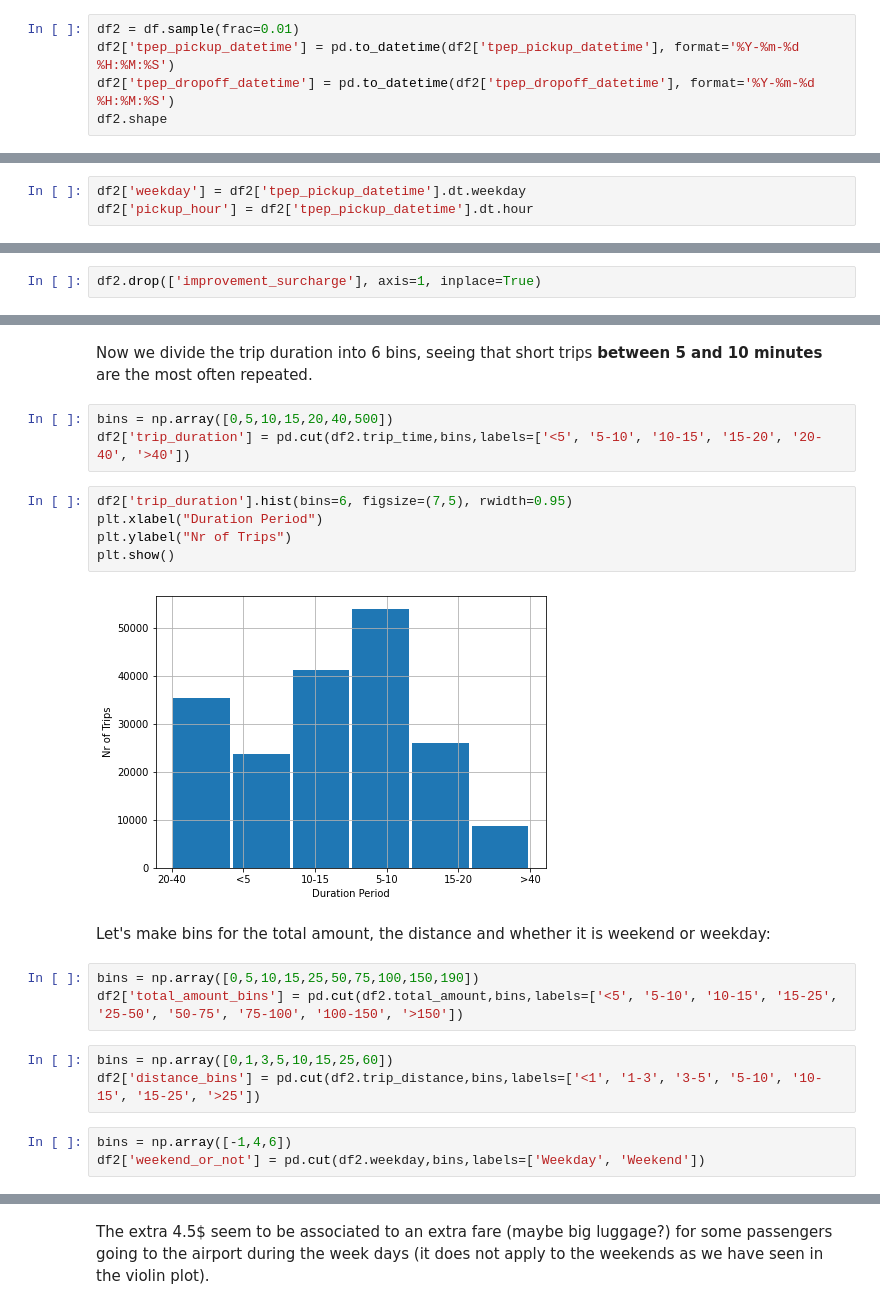
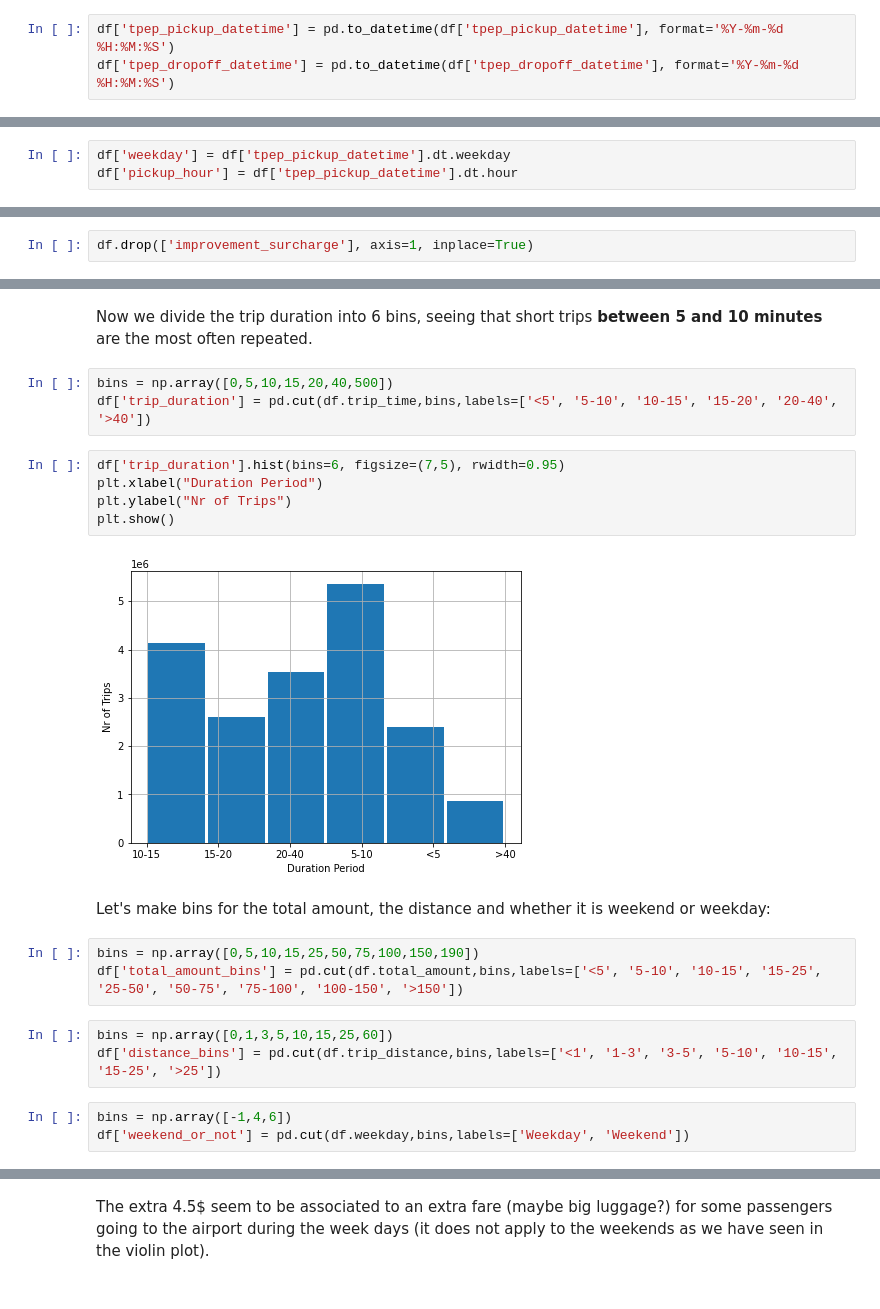
Before and after one commit to rcruzgar/taxi_tips, a Jupyter notebook: Data_Summary.ipynb, the cells around one changed output, grey strips where cells are left out. Saved outputs shown, nothing was run; the diff lists cells and outputs as text.

```diff
--- a/Data_Summary.ipynb
+++ b/Data_Summary.ipynb
@@ -43,5 +41,3 @@ We now select a random subset of the whole datatset. 1% of almost 19 million row
 # %%
-df2 = df.sample(frac=0.01)
-df2['tpep_pickup_datetime'] = pd.to_datetime(df2['tpep_pickup_datetime'], format='%Y-%m-%d %H:%M:%S')
-df2['tpep_dropoff_datetime'] = pd.to_datetime(df2['tpep_dropoff_datetime'], format='%Y-%m-%d %H:%M:%S')
-df2.shape
+df['tpep_pickup_datetime'] = pd.to_datetime(df['tpep_pickup_datetime'], format='%Y-%m-%d %H:%M:%S')
+df['tpep_dropoff_datetime'] = pd.to_datetime(df['tpep_dropoff_datetime'], format='%Y-%m-%d %H:%M:%S')
@@ -50,8 +44,8 @@ df2.shape
 # %% [markdown]
 Create columns for week days and hours of the day:
 # %%
-df2['weekday'] = df2['tpep_pickup_datetime'].dt.weekday
-df2['pickup_hour'] = df2['tpep_pickup_datetime'].dt.hour
+df['weekday'] = df['tpep_pickup_datetime'].dt.weekday
+df['pickup_hour'] = df['tpep_pickup_datetime'].dt.hour
 # %% [markdown]
 ## **Tip amount vs Other variables** (Scatter Plots)
 
@@ -91,4 +92,4 @@ for mon in month_dic:
 # %% [markdown]
 Drop **improvement_surcharge** column:
 # %%
-df2.drop(['improvement_surcharge'], axis=1, inplace=True)
+df.drop(['improvement_surcharge'], axis=1, inplace=True)
@@ -136,25 +121,25 @@ plt.show()
 Now we divide the trip duration into 6 bins, seeing that short trips **between 5 and 10 minutes** are the most often repeated.
 # %%
 bins = np.array([0,5,10,15,20,40,500])
-df2['trip_duration'] = pd.cut(df2.trip_time,bins,labels=['<5', '5-10', '10-15', '15-20', '20-40', '>40'])
+df['trip_duration'] = pd.cut(df.trip_time,bins,labels=['<5', '5-10', '10-15', '15-20', '20-40', '>40'])
 # %%
-df2['trip_duration'].hist(bins=6, figsize=(7,5), rwidth=0.95)
+df['trip_duration'].hist(bins=6, figsize=(7,5), rwidth=0.95)
 plt.xlabel("Duration Period")
 plt.ylabel("Nr of Trips")
 plt.show()
 # %% [output]
-[figure, old version]
+[figure, new version]
 # %% [markdown]
 Let's make bins for the total amount, the distance and whether it is weekend or weekday:
 # %%
 bins = np.array([0,5,10,15,25,50,75,100,150,190])
-df2['total_amount_bins'] = pd.cut(df2.total_amount,bins,labels=['<5', '5-10', '10-15', '15-25', '25-50', '50-75', '75-100', '100-150', '>150'])
+df['total_amount_bins'] = pd.cut(df.total_amount,bins,labels=['<5', '5-10', '10-15', '15-25', '25-50', '50-75', '75-100', '100-150', '>150'])
 # %%
 bins = np.array([0,1,3,5,10,15,25,60])
-df2['distance_bins'] = pd.cut(df2.trip_distance,bins,labels=['<1', '1-3', '3-5', '5-10', '10-15', '15-25', '>25'])
+df['distance_bins'] = pd.cut(df.trip_distance,bins,labels=['<1', '1-3', '3-5', '5-10', '10-15', '15-25', '>25'])
 # %%
 bins = np.array([-1,4,6])
-df2['weekend_or_not'] = pd.cut(df2.weekday,bins,labels=['Weekday', 'Weekend'])
+df['weekend_or_not'] = pd.cut(df.weekday,bins,labels=['Weekday', 'Weekend'])
 # %% [markdown]
 ## **Violin Plots dividing into Weekdays/Weekend**
 
```
Also changed, not shown: parts of 27 cells of this notebook, 3 other files.
